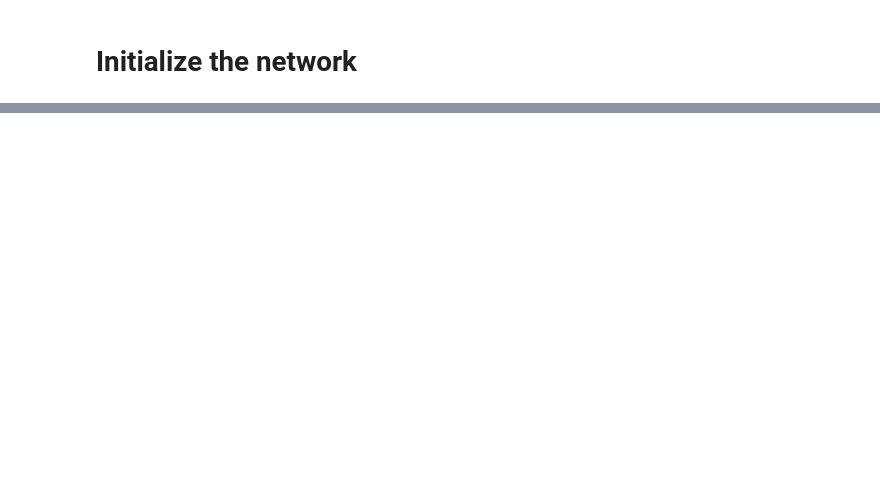
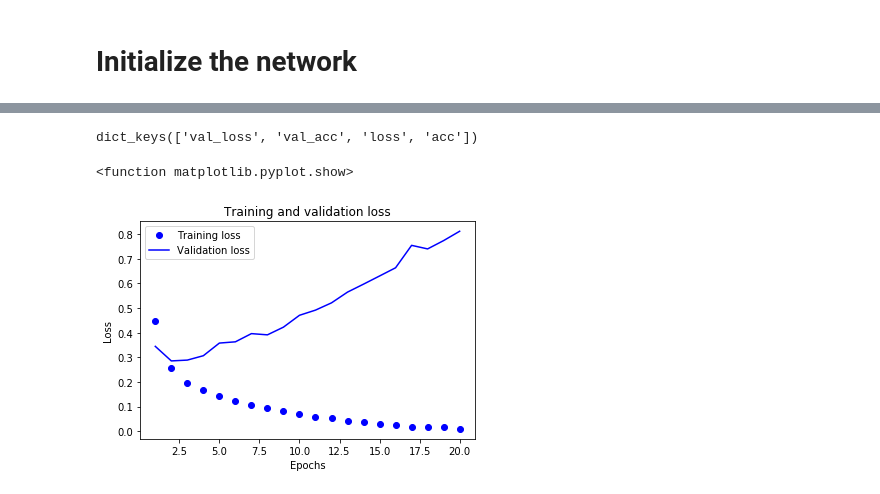
Before and after one commit to nicksexton/hyperparameter_search, a Jupyter notebook: imdb dataset.ipynb, the cells around one changed output, grey strips where cells are left out. Cells and saved outputs as stored; diff of their text form; code cells hidden in the pictures; blank space fills up the shorter version.

```diff
--- a/imdb dataset.ipynb
+++ b/imdb dataset.ipynb
@@ -82,3 +58,9 @@ y_test = y_test[int(y_test.shape[0]/2):-1, :]
+# %%
+x_dev = x_test[0: 10000,:]
+y_dev = y_test[0: 10000]
+
+x_test = x_test[10000:x_test.shape[0], :]
+y_test = y_test[10000:y_test.shape[0]]
 # %%
 print ("x_train.shape = ", x_train.shape)
 print ("x_dev.shape = ", x_dev.shape)
@@ -97,2 +79,14 @@ x_test.shape =  (12499, 10000)
 # %% [markdown]
 # Initialize the network
+# %%
+model = models.Sequential()
+model.add (layers.Dense(16, activation='relu', input_shape = (10000,)))
+model.add (layers.Dense(16, activation='relu'))
+model.add (layers.Dense(1, activation='sigmoid'))
+model.compile (optimizer='rmsprop',
+               loss = 'binary_crossentropy',
+               metrics = ['acc'])
+# %%
+history = model.fit (x_train, y_train,
+                     epochs = 20, batch_size=512,
+                     validation_data=(x_dev, y_dev))
@@ -98,0 +111,24 @@ x_test.shape =  (12499, 10000)
+# %%
+history_dict = history.history
+history_dict.keys()
+# %% [output]
+dict_keys(['val_loss', 'val_acc', 'loss', 'acc'])
+# %%
+import matplotlib.pyplot as plt
+acc = history_dict['acc']
+loss_values = history_dict['loss']
+val_loss_values = history_dict['val_loss']
+
+epochs = range(1, len(acc) + 1)
+
+plt.plot (epochs, loss_values, 'bo', label = 'Training loss')
+plt.plot (epochs, val_loss_values, 'b', label = 'Validation loss')
+plt.title('Training and validation loss')
+plt.xlabel('Epochs')
+plt.ylabel('Loss')
+plt.legend()
+
+plt.show
+# %% [output]
+<function matplotlib.pyplot.show>
+[figure, added]
```
Also changed, not shown: parts of 16 cells of this notebook.
